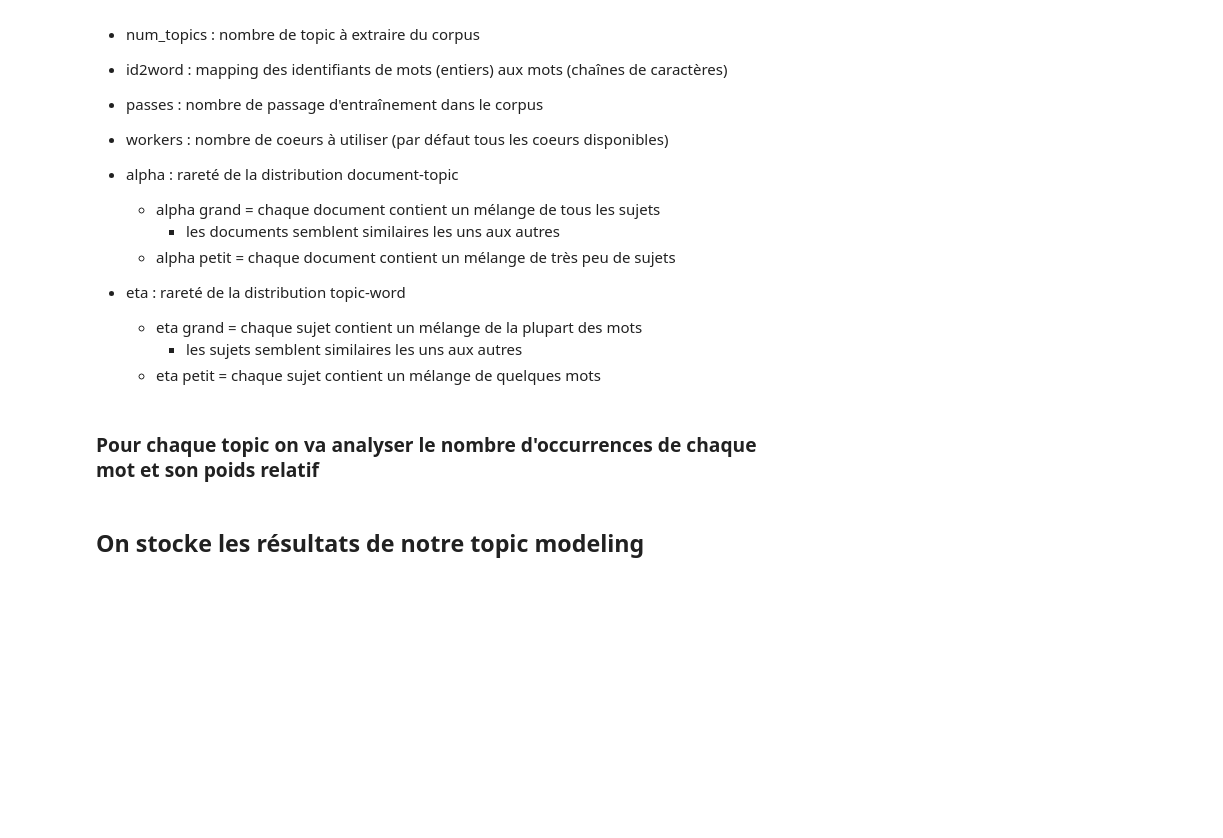
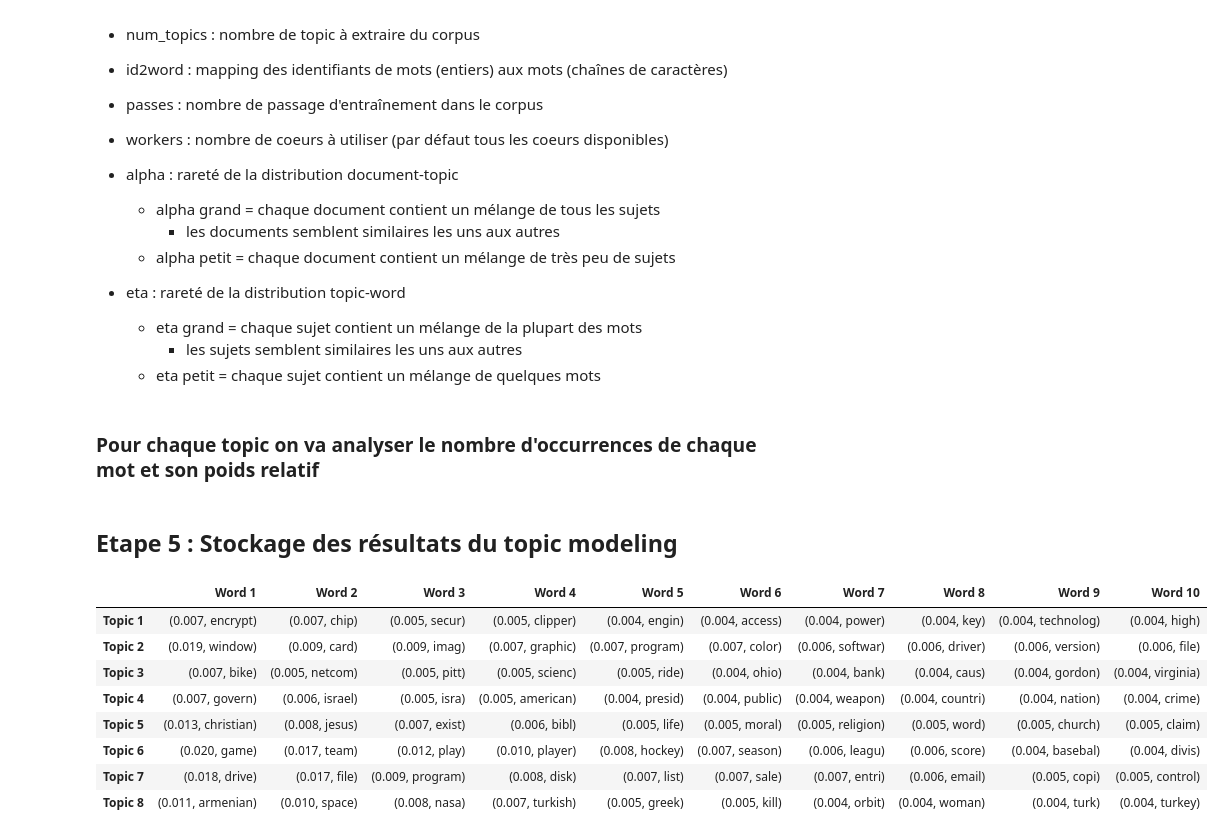
Before and after one commit to Adib-Habbou/newspapers-data-analysis, a Jupyter notebook: Topic Model/topic_model_lda.ipynb, the cells around one changed output. Drawn from its saved outputs; the diff is of its cells as text; code cells hidden in the pictures; blank space fills up the shorter version.

```diff
--- a/Topic Model/topic_model_lda.ipynb
+++ b/Topic Model/topic_model_lda.ipynb
@@ -160,8 +160,8 @@ for idx, topic in lda_model.print_topics(-1) :
     print("Topic: {} \nWords: {}".format(idx, topic))
     print("\n")
     topics.append(topic)
-# %% [markdown]
-## On stocke les résultats de notre topic modeling
+# %% [markdown]
+## Etape 5 : Stockage des résultats du topic modeling
 # %%
 import pandas as pd
 # %%
@@ -177,6 +177,17 @@ for i in range(len(topics)):
 # %%
 df_topic_model = pd.DataFrame(all_topic_model)
 df_topic_model.rename(index = {0: "Topic 1", 1: "Topic 2", 2: "Topic 3", 3: "Topic 4", 4: "Topic 5", 5: "Topic 6", 6: "Topic 7", 7: "Topic 8"}, inplace = True)
 df_topic_model.rename(columns = {0: 'Word 1', 1: 'Word 2', 2: 'Word 3', 3: 'Word 4', 4: 'Word 5', 5: 'Word 6', 6: 'Word 7', 7: 'Word 8', 8: 'Word 9', 9: 'Word 10'}, inplace = True)
+df_topic_model
+# %% [output]
+|  | Word 1 | Word 2 | Word 3 | Word 4 | Word 5 | Word 6 | Word 7 | Word 8 | Word 9 | Word 10 |
+| Topic 1 | (0.007, encrypt) | (0.007, chip) | (0.005, secur) | (0.005, clipper) | (0.004, engin) | (0.004, access) | (0.004, power) | (0.004, key) | (0.004, technolog) | (0.004, high) |
+| Topic 2 | (0.019, window) | (0.009, card) | (0.009, imag) | (0.007, graphic) | (0.007, program) | (0.007, color) | (0.006, softwar) | (0.006, driver) | (0.006, version) | (0.006, file) |
+| Topic 3 | (0.007, bike) | (0.005, netcom) | (0.005, pitt) | (0.005, scienc) | (0.005, ride) | (0.004, ohio) | (0.004, bank) | (0.004, caus) | (0.004, gordon) | (0.004, virginia) |
+| Topic 4 | (0.007, govern) | (0.006, israel) | (0.005, isra) | (0.005, american) | (0.004, presid) | (0.004, public) | (0.004, weapon) | (0.004, countri) | (0.004, nation) | (0.004, crime) |
+| Topic 5 | (0.013, christian) | (0.008, jesus) | (0.007, exist) | (0.006, bibl) | (0.005, life) | (0.005, moral) | (0.005, religion) | (0.005, word) | (0.005, church) | (0.005, claim) |
+| Topic 6 | (0.020, game) | (0.017, team) | (0.012, play) | (0.010, player) | (0.008, hockey) | (0.007, season) | (0.006, leagu) | (0.006, score) | (0.004, basebal) | (0.004, divis) |
+| Topic 7 | (0.018, drive) | (0.017, file) | (0.009, program) | (0.008, disk) | (0.007, list) | (0.007, sale) | (0.007, entri) | (0.006, email) | (0.005, copi) | (0.005, control) |
+| Topic 8 | (0.011, armenian) | (0.010, space) | (0.008, nasa) | (0.007, turkish) | (0.005, greek) | (0.005, kill) | (0.004, orbit) | (0.004, woman) | (0.004, turk) | (0.004, turkey) |
 # %%
 df_topic_model.to_csv('topic_model.csv')
```
